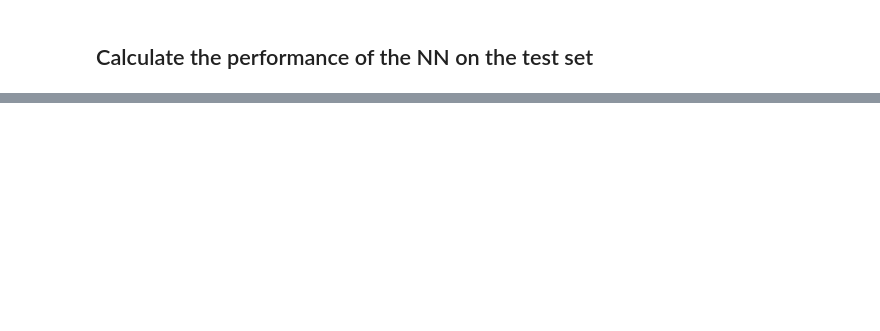
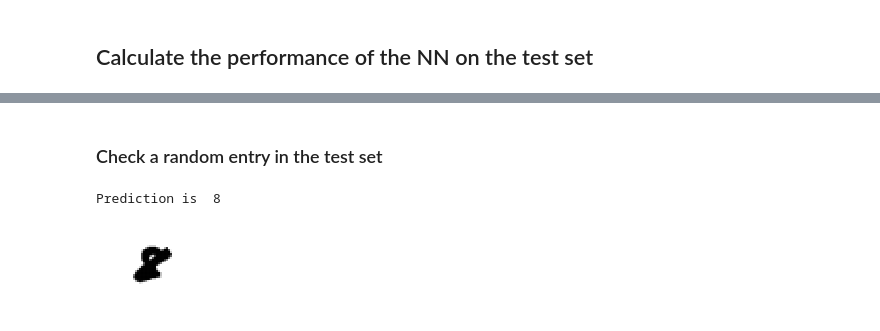
Before and after one commit to vineshtv/PythonNeuralNetwork, a Jupyter notebook: MyNeuralNetwork.ipynb, the cells around one changed output, grey strips where cells are left out. Drawn from its saved outputs; the diff is of its cells as text; code cells hidden in the pictures; blank space fills up the shorter version.

```diff
--- a/MyNeuralNetwork.ipynb
+++ b/MyNeuralNetwork.ipynb
@@ -236,0 +237,18 @@ Performance of the Neural Network =  0.975
+# %% [markdown]
+### Check a random entry in the test set
+# %%
+randomIndex = np.random.randint(0,10000)
+
+record = X_test[randomIndex]
+scaled_input = (np.asfarray(record) / 255.0 * 0.99) + 0.01
+
+outputs = nn.query(scaled_input)
+label = np.argmax(outputs)
+
+print ("Prediction is ", label)
+# %% [output]
+Prediction is  8
+# %%
+plot_digit(record)
+# %% [output]
+[figure, added]
```
Also changed, not shown: parts of 2 cells of this notebook.
